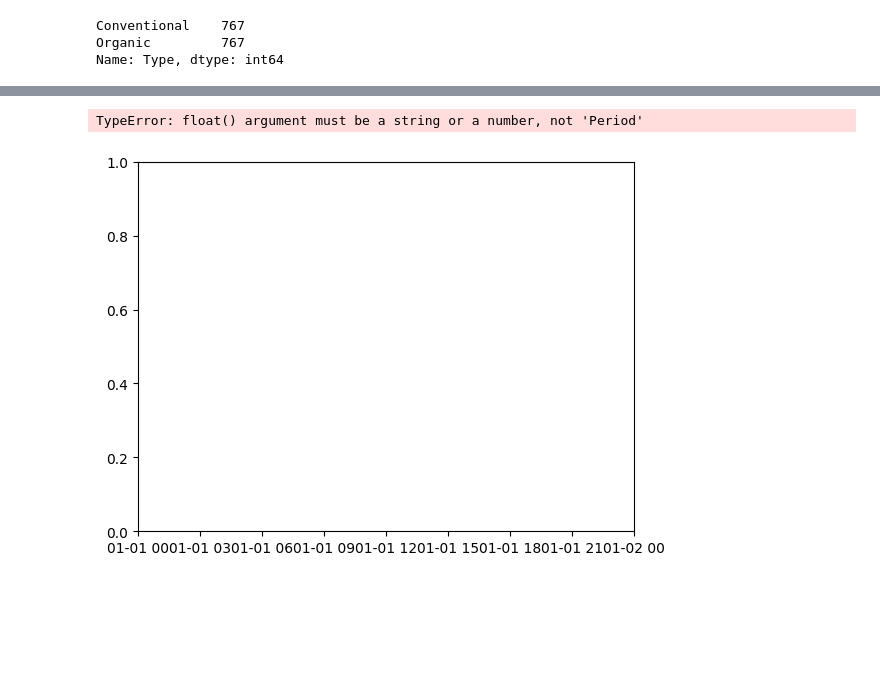
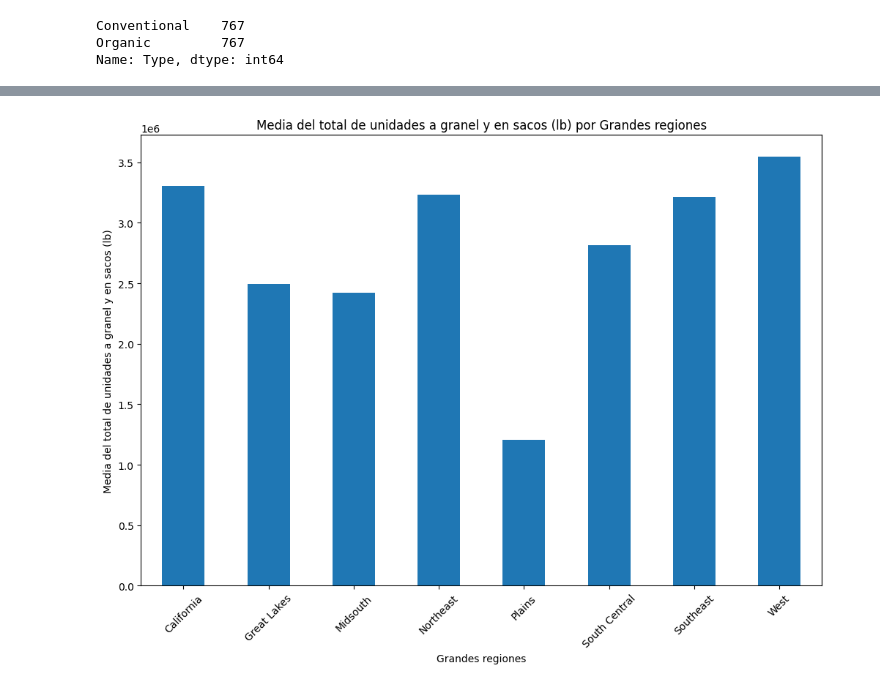
Before and after one commit to arboldeku/Avocado-2.0, a Jupyter notebook: code/import.ipynb, the cells around one changed output, grey strips where cells are left out. Cells and saved outputs as stored; diff of their text form; code cells hidden in the pictures; blank space fills up the shorter version.

```diff
--- a/code/import.ipynb
+++ b/code/import.ipynb
@@ -342,20 +310,0 @@ See the caveats in the documentation: https://pandas.pydata.org/pandas-docs/stab
-# %%
-
-# Plot the data
-fig, ax1 = plt.subplots()
-
-# Plot the 'Current Year Week Ending' by quarter
-ax1.plot(filtered_df_regions['Current Year Week Ending'], filtered_df_regions['Quarter'], 'b-')
-ax1.set_xlabel('Current Year Week Ending')
-ax1.set_ylabel('Quarter', color='b')
-
-# Create another y-axis for the mean of 'Total Bulk and Bags Units'
-ax2 = ax1.twinx()
-ax2.plot(quarterly_mean['Quarter'].astype(str), quarterly_mean['Total Bulk and Bags Units'], 'r-')
-ax2.set_ylabel('Mean of Total Bulk and Bags Units', color='r')
-
-plt.title('Current Year Week Ending by Quarter and Mean of Total Bulk and Bags Units')
-plt.show()
-# %% [output]
-TypeError: float() argument must be a string or a number, not 'Period'
-[figure, removed]
@@ -382,0 +311,14 @@ plt.show()
+# %%
+# Group by "Geography" and calculate the mean of "Total Bulk and Bags Units"
+geography_mean = filtered_df_greaterregions.groupby('Geography')['Total Bulk and Bags Units'].mean()
+
+# Plot the data
+plt.figure(figsize=(12, 8))
+geography_mean.plot(kind='bar')
+plt.xlabel('Grandes regiones')
+plt.ylabel('Media del total de unidades a granel y en sacos (lb)')
+plt.title('Media del total de unidades a granel y en sacos (lb) por Grandes regiones')
+plt.xticks(rotation=45)
+plt.show()
+# %% [output]
+[figure, added]
```
Also changed, not shown: parts of 6 cells of this notebook.
